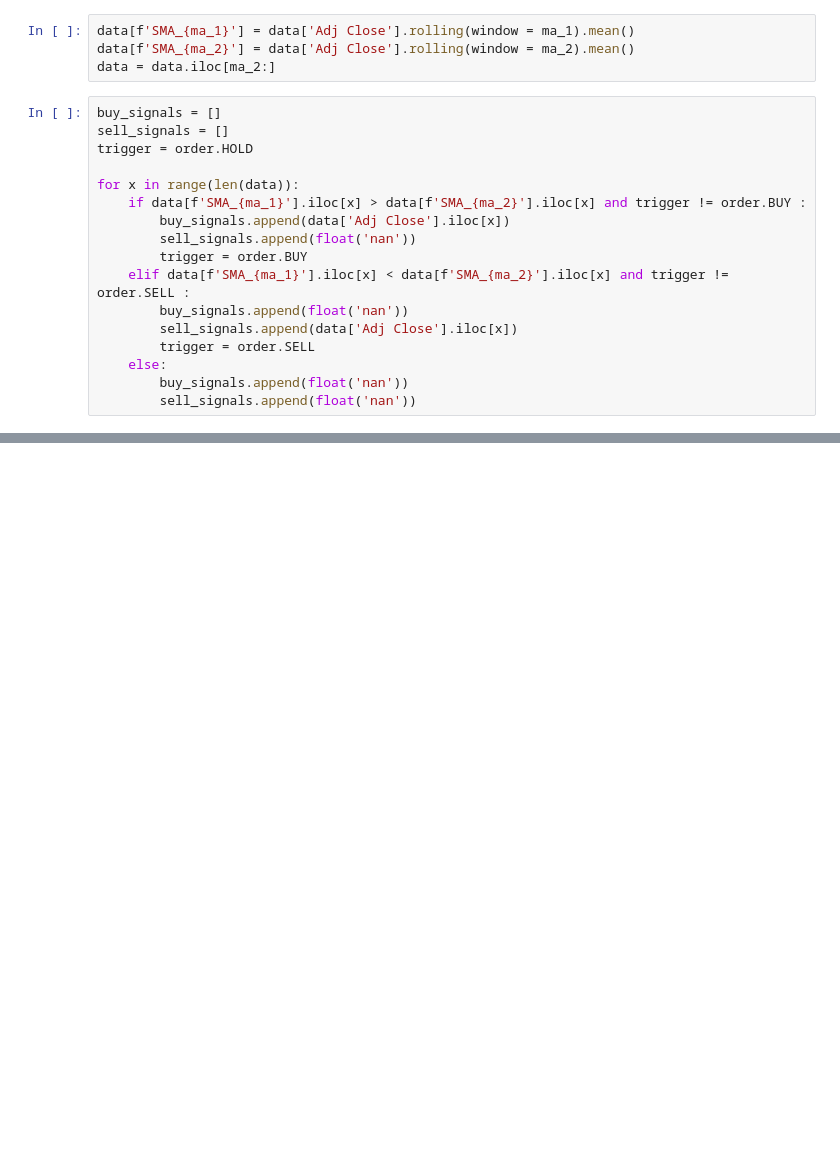
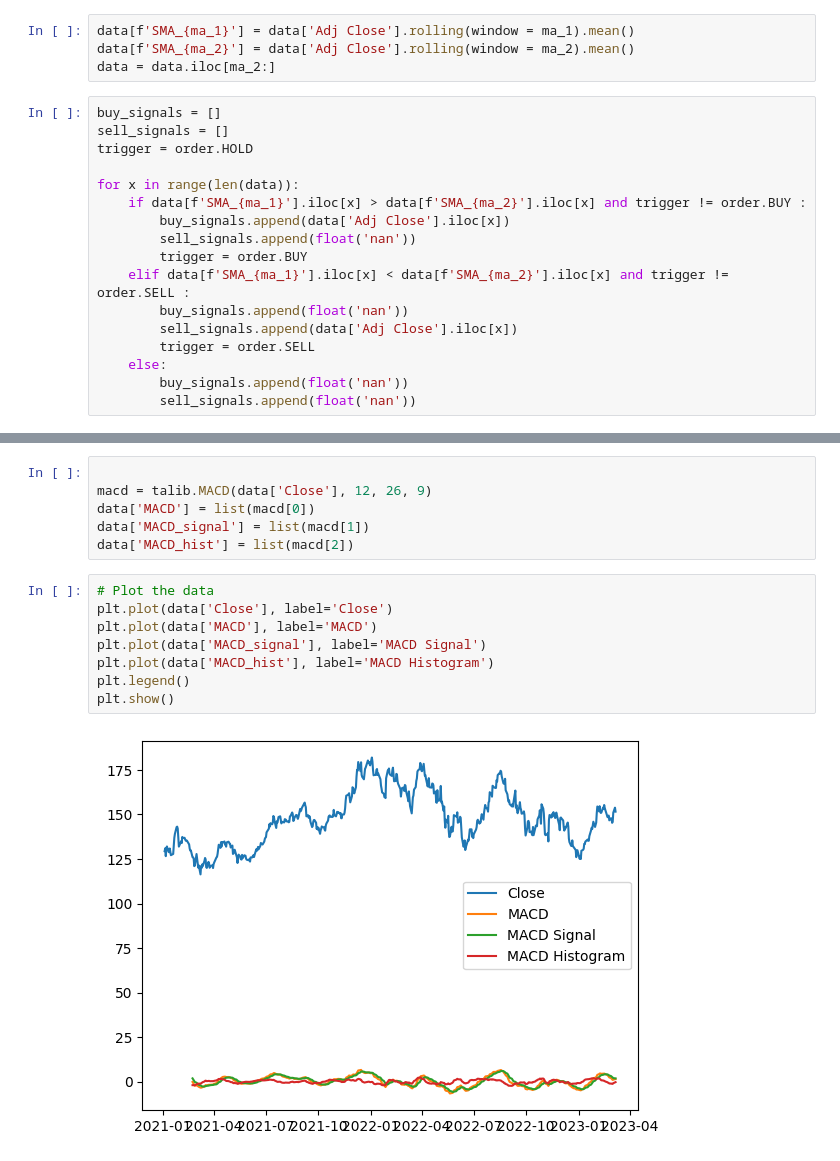
Before and after one commit to emocreator/Finance_Project, a Jupyter notebook: SMA(SimpleMovingAverage)/SMA.ipynb, the cells around one changed output, grey strips where cells are left out. Cells and saved outputs as stored; diff of their text form; blank space fills up the shorter version.

```diff
--- a/SMA(SimpleMovingAverage)/SMA.ipynb
+++ b/SMA(SimpleMovingAverage)/SMA.ipynb
@@ -57,0 +214,16 @@ plt.show()
+# %%
+
+macd = talib.MACD(data['Close'], 12, 26, 9)
+data['MACD'] = list(macd[0])
+data['MACD_signal'] = list(macd[1])
+data['MACD_hist'] = list(macd[2])
+# %%
+# Plot the data
+plt.plot(data['Close'], label='Close')
+plt.plot(data['MACD'], label='MACD')
+plt.plot(data['MACD_signal'], label='MACD Signal')
+plt.plot(data['MACD_hist'], label='MACD Histogram')
+plt.legend()
+plt.show()
+# %% [output]
+[figure, added]
```
Also changed, not shown: parts of 12 cells of this notebook.
